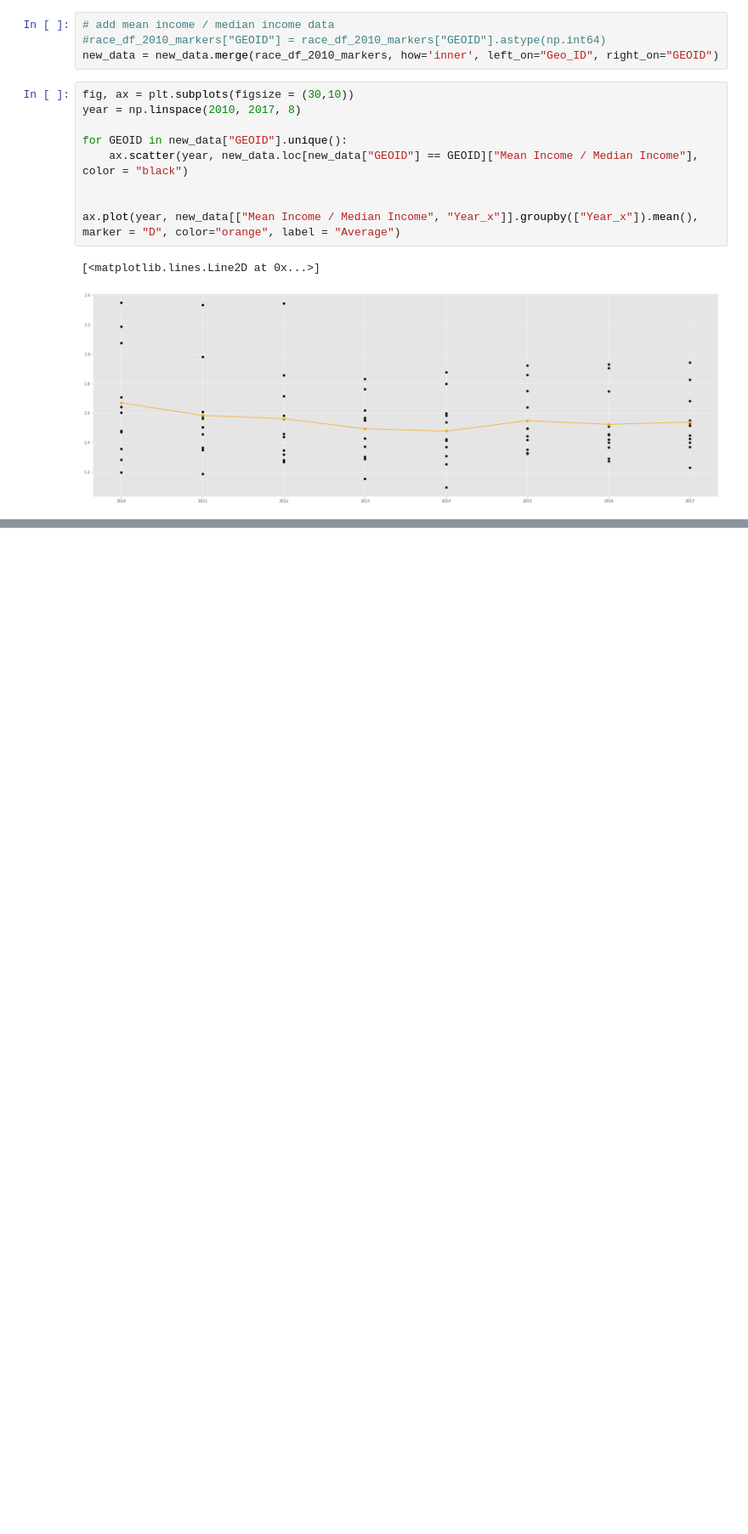
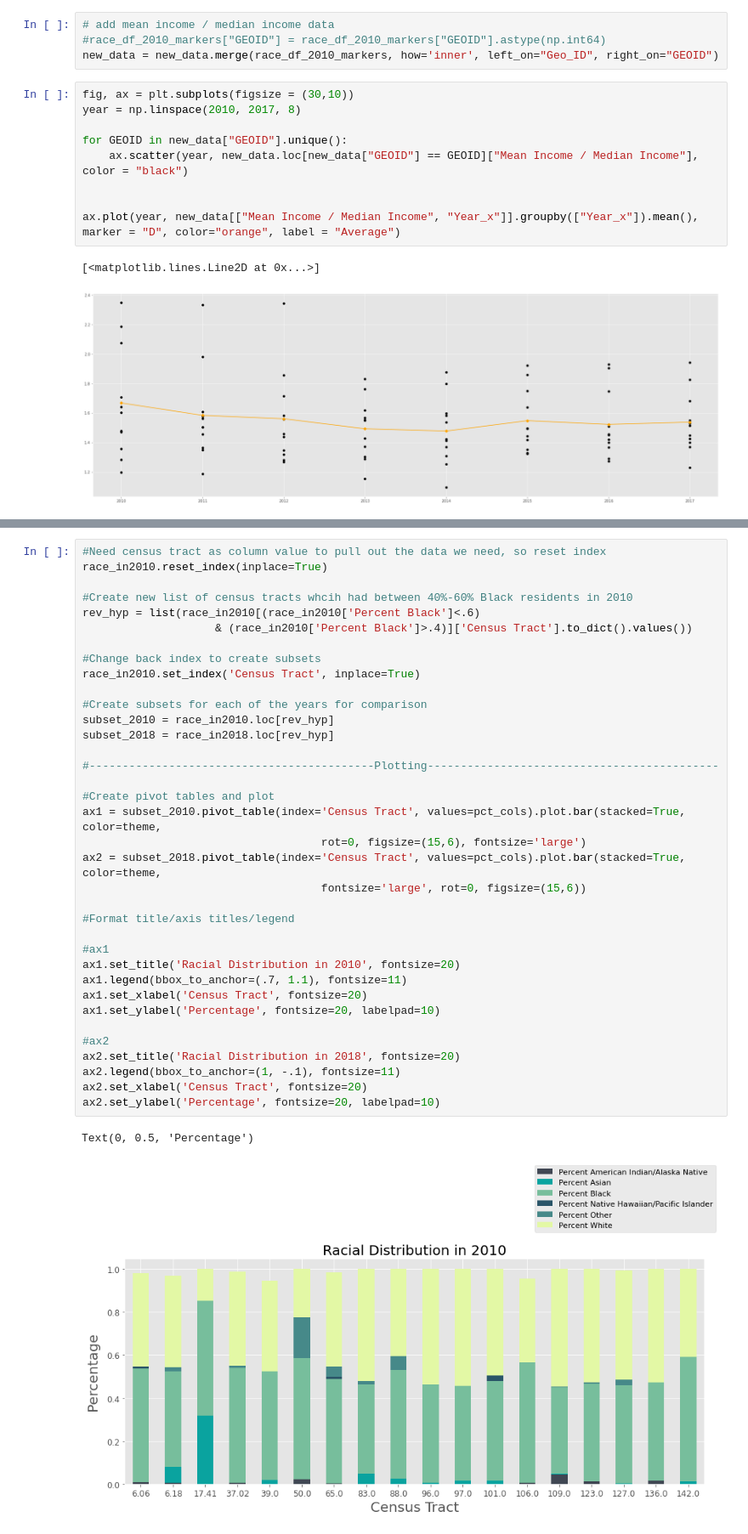
Before and after one commit to leosimanonok/DataScienceFinalTutorial, a Jupyter notebook: FinalTutorial_geo.ipynb, the cells around one changed output, grey strips where cells are left out. Shown at 85% size. Drawn from its saved outputs; the diff is of its cells as text; blank space fills up the shorter version.

```diff
--- a/FinalTutorial_geo.ipynb
+++ b/FinalTutorial_geo.ipynb
@@ -568,0 +655,39 @@ ax.plot(year, new_data[["Mean Income / Median Income", "Year_x"]].groupby(["Year
+# %%
+#Need census tract as column value to pull out the data we need, so reset index
+race_in2010.reset_index(inplace=True)
+
+#Create new list of census tracts whcih had between 40%-60% Black residents in 2010
+rev_hyp = list(race_in2010[(race_in2010['Percent Black']<.6)
+                    & (race_in2010['Percent Black']>.4)]['Census Tract'].to_dict().values())
+
+#Change back index to create subsets
+race_in2010.set_index('Census Tract', inplace=True)
+
+#Create subsets for each of the years for comparison
+subset_2010 = race_in2010.loc[rev_hyp]
+subset_2018 = race_in2018.loc[rev_hyp]
+
+#-------------------------------------------Plotting--------------------------------------------
+
+#Create pivot tables and plot
+ax1 = subset_2010.pivot_table(index='Census Tract', values=pct_cols).plot.bar(stacked=True, color=theme,
+                                    rot=0, figsize=(15,6), fontsize='large')
+ax2 = subset_2018.pivot_table(index='Census Tract', values=pct_cols).plot.bar(stacked=True, color=theme,
+                                    fontsize='large', rot=0, figsize=(15,6))
+
+#Format title/axis titles/legend
+
+#ax1
+ax1.set_title('Racial Distribution in 2010', fontsize=20)
+ax1.legend(bbox_to_anchor=(.7, 1.1), fontsize=11)
+ax1.set_xlabel('Census Tract', fontsize=20)
+ax1.set_ylabel('Percentage', fontsize=20, labelpad=10)
+
+#ax2
+ax2.set_title('Racial Distribution in 2018', fontsize=20)
+ax2.legend(bbox_to_anchor=(1, -.1), fontsize=11)
+ax2.set_xlabel('Census Tract', fontsize=20)
+ax2.set_ylabel('Percentage', fontsize=20, labelpad=10)
+# %% [output]
+Text(0, 0.5, 'Percentage')
+[figure, added]
```
Also changed, not shown: parts of 55 cells of this notebook.
